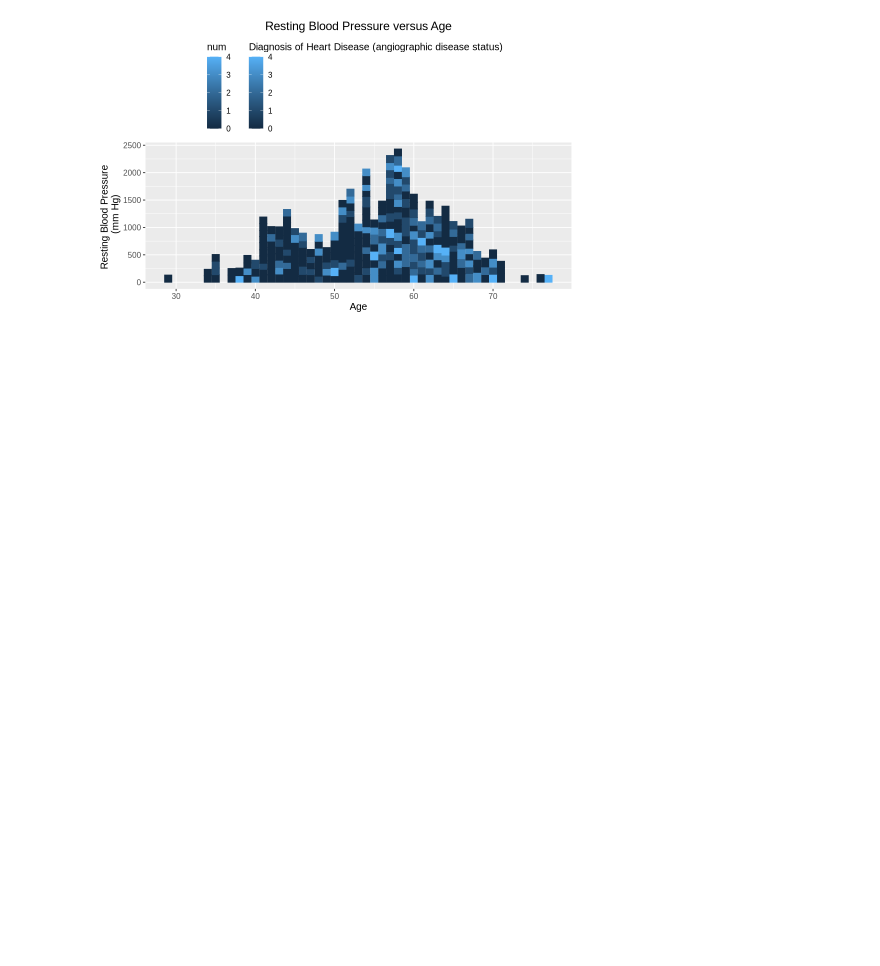
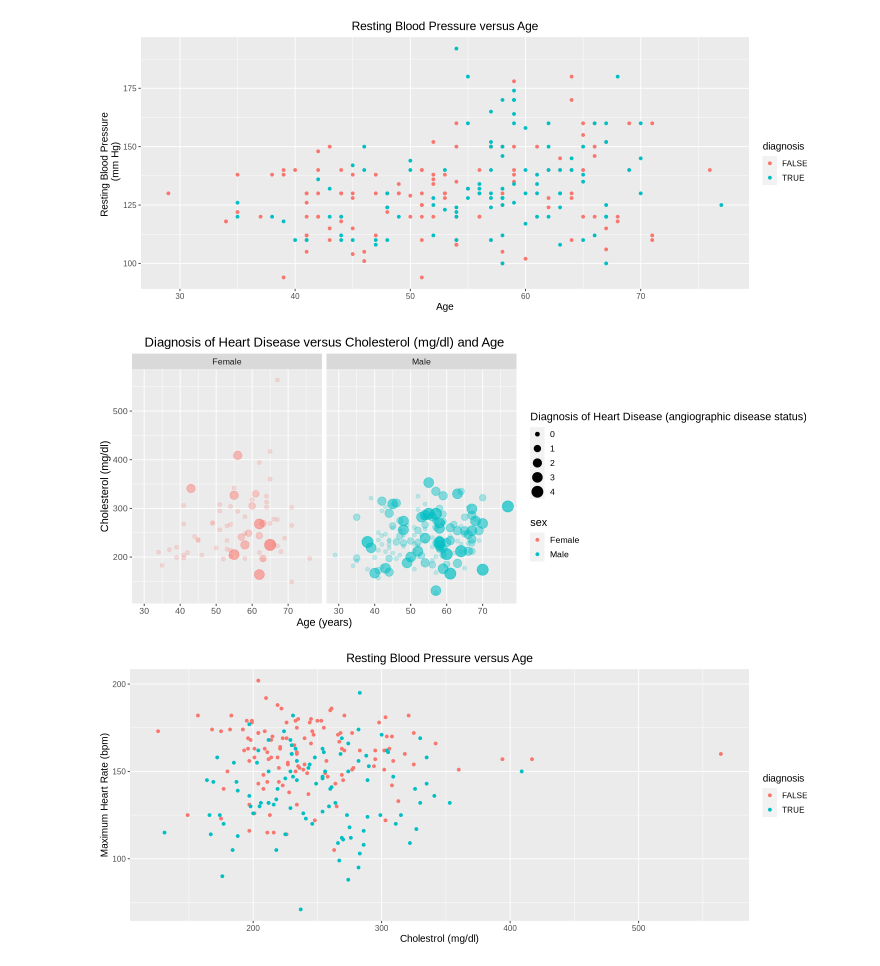
Before and after one commit to cchan70/dsci-100-project-17, a Jupyter notebook: Proposal.ipynb, the cells around one changed output. Saved outputs shown, nothing was run; the diff lists cells and outputs as text; code cells hidden in the pictures; blank space fills up the shorter version.

```diff
--- a/Proposal.ipynb
+++ b/Proposal.ipynb
@@ -68,15 +81,34 @@ A tibble: 226 × 5
 # %%
-options(repr.plot.width = 8, repr.plot.height = 5)
+options(repr.plot.width = 12, repr.plot.height = 5)
+# Plot the training data
+
+heart_plot1 <- heart_training |>
+            ggplot(aes(x= age, y= trestbps, color = diagnosis)) +
+            geom_point()+
+            labs(x= "Age", y = "Resting Blood Pressure \n (mm Hg)", fill = "Diagnosis of Heart Disease", title = "Resting Blood Pressure versus Age", num = "Diagnosis of Heart Disease")+ # rename false and true
+            theme(text = element_text(size = 12))+
+            theme(plot.title = element_text(hjust = 0.5))
+heart_plot1
 
 
-heart_data_plot_2 <- heart_data |>
-            # should be changing true and false to human readable labels
-            ggplot(aes(x= age, y= trestbps, color = num, fill = num)) +
-            geom_bar(stat = "identity")+
-            labs(x= "Age", y = "Resting Blood Pressure \n (mm Hg)", fill = "Diagnosis of Heart Disease (angiographic disease status)", title = "Resting Blood Pressure versus Age", num = "Diagnosis of Heart Disease")+ # rename false and true
-            theme(text = element_text(size = 12),
-            legend.position = "top",
-            legend.direction = "vertical")+
-theme(plot.title = element_text(hjust = 0.5))
-heart_data_plot_2
+heart_plot2 <- ggplot(heart_training, aes(x = age, y = chol, size = num, alpha = num, color = sex)) +
+  geom_point() +
+  scale_alpha_discrete(range = c(0.2, 0.7), guide = "none") +
+  labs(size = "Diagnosis of Heart Disease (angiographic disease status)",
+       title = "Diagnosis of Heart Disease versus Cholesterol (mg/dl) and Age",
+       y = "Cholesterol (mg/dl)", x= "Age (years)") +
+    theme(text = element_text(size = 13)) +
+    facet_grid(cols = vars(sex))+
+    theme(plot.title = element_text(hjust = 0.5))
+
+
+heart_plot2
+
+heart_plot3 <- heart_training |>
+            ggplot(aes(x= chol, y= thalach, color = diagnosis)) +
+            geom_point()+
+            labs(x= "Cholestrol (mg/dl)", y = "Maximum Heart Rate (bpm)", fill = "Diagnosis of Heart Disease", title = "Resting Blood Pressure versus Age", num = "Diagnosis of Heart Disease")+ # rename false and true
+            theme(text = element_text(size = 12))+
+            theme(plot.title = element_text(hjust = 0.5))
+heart_plot3
 # %% [output]
@@ -83,4 +119,6 @@ heart_data_plot_2
-[figure, old version]
+[figure, new version]
+[figure, added]
+[figure, added]
 # %% [markdown]
 
 ### Methods ###
```
Also changed, not shown: parts of 8 cells of this notebook.
